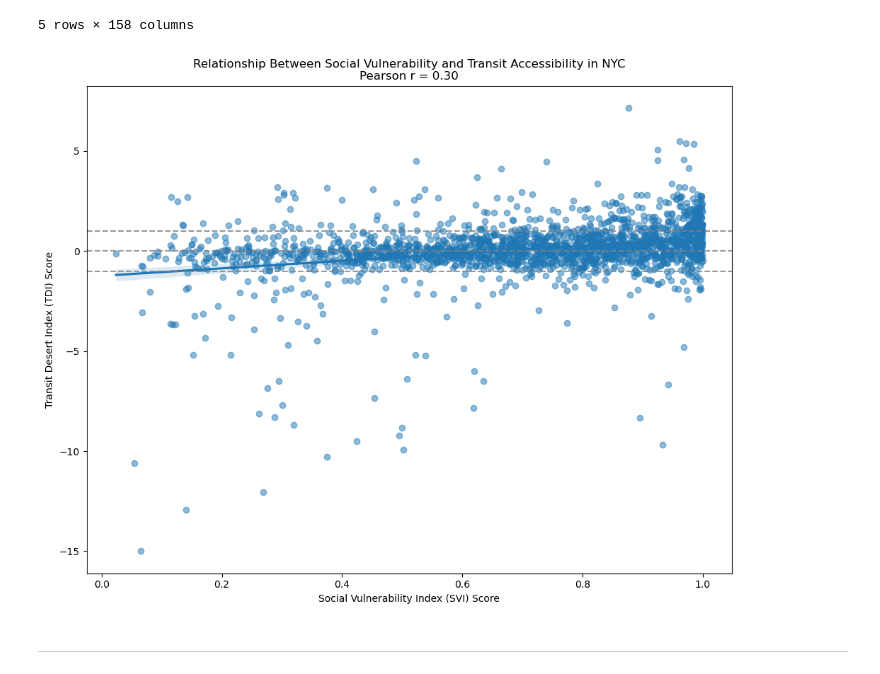
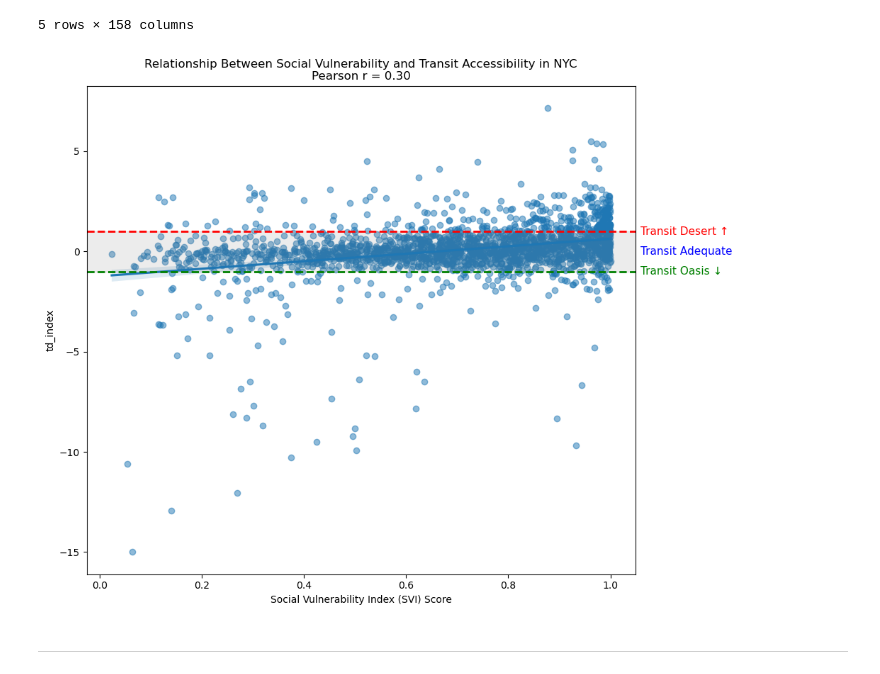
Before and after one commit to cc2524-2109/INFO-3130---Final-Project, a Jupyter notebook: Caroline/social_factors_transit_accessibility-1.ipynb, the cells around one changed output. Saved outputs shown, nothing was run; the diff lists cells and outputs as text; code cells hidden in the pictures.

```diff
--- a/Caroline/social_factors_transit_accessibility-1.ipynb
+++ b/Caroline/social_factors_transit_accessibility-1.ipynb
@@ -113,32 +113,49 @@ combined_nyc.head()
 # %%
 # Calculate Pearson correlation coefficient
 r, p = pearsonr(combined_nyc['RPL_THEMES'], combined_nyc['td_index'])
 
 # Create the scatterplot with regression line
 plt.figure(figsize=(10, 8))
 sns.regplot(
     x='RPL_THEMES',
     y='td_index',
     data=combined_nyc,
     scatter_kws={'alpha':0.5}
 )
 
 # Add x & y labels and title
 plt.xlabel('Social Vulnerability Index (SVI) Score')
-plt.ylabel('Transit Desert Index (TDI) Score')
-# plt.title('Relationship Between Social Vulnerability and Transit Accessibility in NYC')
 plt.title(f'Relationship Between Social Vulnerability and Transit Accessibility in NYC\nPearson r = {r:.2f}')
 
-# Add reference line at y = -1, 0, and 1
-# This is to help gauge the margins for transit adequate, desert, and oasis
-plt.axhline(y=1, color="gray", linestyle='--', alpha=0.8)
-plt.axhline(y=0, color='gray', linestyle='--', alpha=0.8)
-plt.axhline(y=-1, color="gray", linestyle='--', alpha=0.8)
+# Draw horizontal lines at y = 1 and y = -1
+plt.axhline(y=1, color='red', linestyle='--', linewidth=2)
+plt.axhline(y=-1, color='green', linestyle='--', linewidth=2)
 
+# Add labels for transit desert, oasis, and adqeuare
+plt.text(
+    1.01, 1, 'Transit Desert \u2191', color='red', va='center', ha='left', fontsize=11,
+    transform=plt.gca().get_yaxis_transform()
+)
+
+plt.text(
+    1.01, 0, 'Transit Adequate', color='blue', va='center', ha='left', fontsize=11,
+    transform=plt.gca().get_yaxis_transform()
+)
+
+plt.text(
+    1.01, -1, 'Transit Oasis \u2193', color='green', va='center', ha='left', fontsize=11,
+    transform=plt.gca().get_yaxis_transform()
+)
+
+
+# Shade the transit adequate region
+plt.axhspan(-1, 1, color='gray', alpha=0.15)
+
+# Display the plot
 plt.tight_layout()
 plt.show()
 # %% [output]
-[figure, old version]
+[figure, new version]
 # %% [markdown]
 ---
 # %% [markdown]
```
Also changed, not shown: parts of 1 cell of this notebook.
